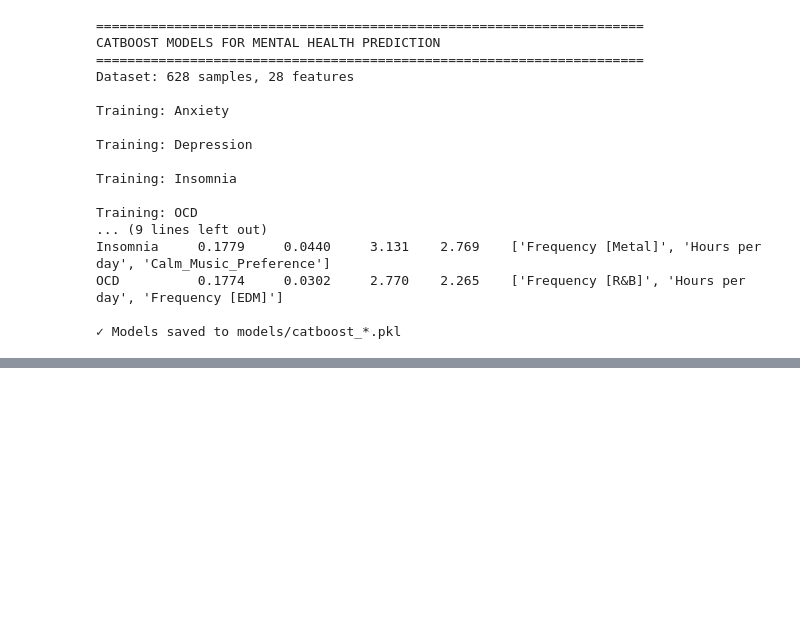
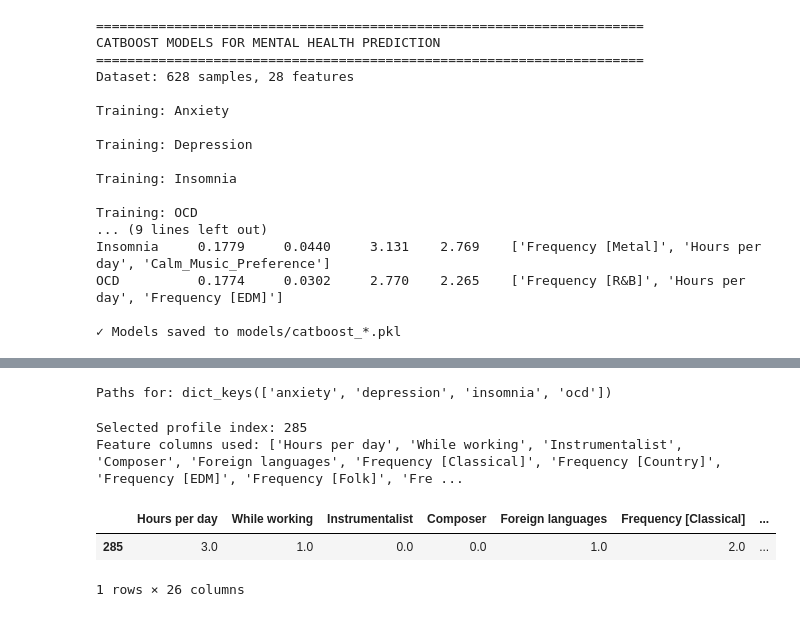
Before and after one commit to hcolquho/DS3000-Group-4, a Jupyter notebook: models/FinalSubmission.ipynb, the cells around one changed output, grey strips where cells are left out. Drawn from its saved outputs; the diff is of its cells as text; code cells hidden in the pictures; blank space fills up the shorter version.

```diff
--- a/models/FinalSubmission.ipynb
+++ b/models/FinalSubmission.ipynb
@@ -1112,0 +1127,41 @@ OCD          0.1774     0.0302     2.770    2.265    ['Frequency [R&B]', 'Hours
+# %%
+# Load the dataset
+current_dir = os.getcwd()
+data_path = os.path.join(os.path.dirname(current_dir), 'Data', 'mxmh_survey_results_processed.csv')
+df = pd.read_csv(data_path)
+# %%
+# Resolve model file paths relative to the project root (parent of current working dir)
+project_root = os.path.dirname(current_dir)
+model_paths = {
+    'anxiety': os.path.join(project_root, 'models', 'xgboost_anxiety_model.pkl'),
+    'depression': os.path.join(project_root, 'models', 'xgboost_depression_model.pkl'),
+    'insomnia': os.path.join(project_root, 'models', 'xgboost_insomnia_model.pkl'),
+    'ocd': os.path.join(project_root, 'models', 'xgboost_ocd_model.pkl'),
+}
+
+# Display the keys of the model paths dictionary
+print("Paths for:", model_paths.keys())
+# %% [output]
+Paths for: dict_keys(['anxiety', 'depression', 'insomnia', 'ocd'])
+# %%
+# Initialise an object with a random user profile from the dataset for testing
+random_user_profile = df.iloc[random.randint(0, len(df) - 1)]
+
+# Build a feature vector compatible with the trained models.
+# The training code used df_fe1 with all columns except those ending with '_class'
+exclude_cols = [c for c in df.columns if c.endswith('_class')]
+feature_cols = df.drop(columns=exclude_cols).columns
+
+# Extract those features from the selected profile and convert to a 1-row DataFrame
+features = random_user_profile[feature_cols].to_frame().T
+
+# Display the features to verify
+print("Selected profile index:", random_user_profile.name)
+print("Feature columns used:", list(feature_cols))
+features
+# %% [output]
+Selected profile index: 285
+Feature columns used: ['Hours per day', 'While working', 'Instrumentalist', 'Composer', 'Foreign languages', 'Frequency [Classical]', 'Frequency [Country]', 'Frequency [EDM]', 'Frequency [Folk]', 'Fre ...
+|  | Hours per day | While working | Instrumentalist | Composer | Foreign languages | Frequency [Classical] | ... |
+| 285 | 3.0 | 1.0 | 0.0 | 0.0 | 1.0 | 2.0 | ... |
+1 rows × 26 columns
```
Also changed, not shown: parts of 10 cells of this notebook.
